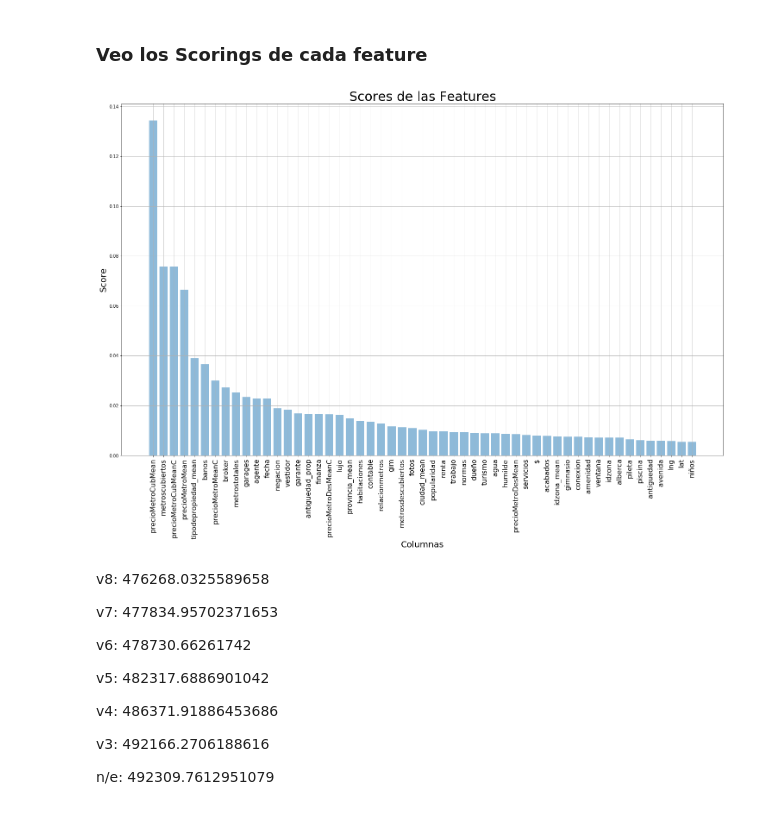
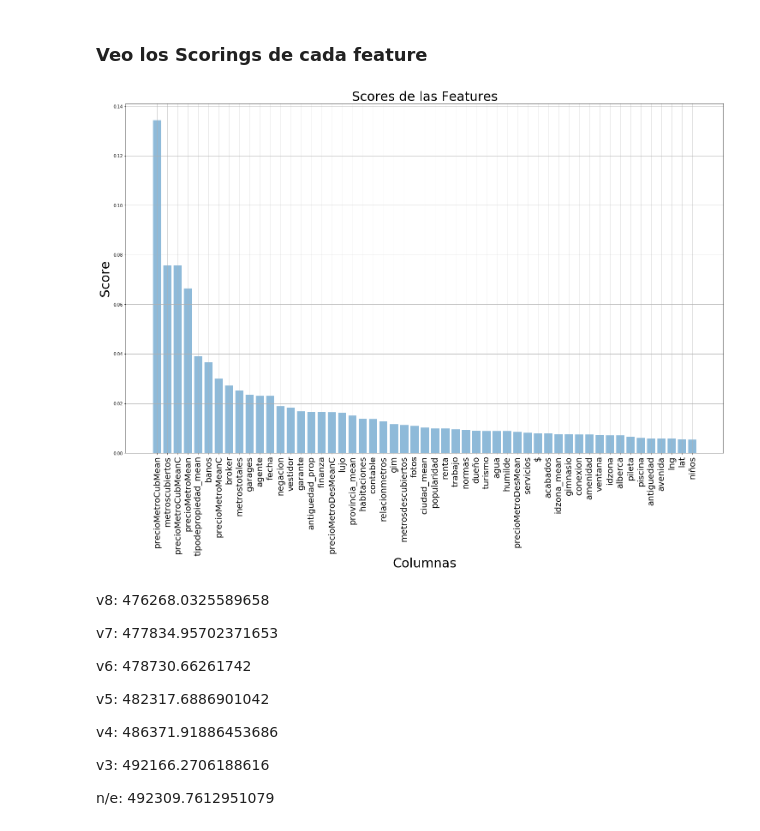
Before and after one commit to lorenzolgz/orgadatostp1, a Jupyter notebook: TP2/Feature engineering/Feature importance gráfico reducido.ipynb, the cells around one changed output. Drawn from its saved outputs; the diff is of its cells as text; code cells hidden in the pictures.

```diff
--- a/TP2/Feature engineering/Feature importance gráfico reducido.ipynb
+++ b/TP2/Feature engineering/Feature importance gráfico reducido.ipynb
@@ -463,24 +463,24 @@ df_scores = df_scores.sort_values("Score", ascending = False)
 # %%
 fig, ax = plt.subplots(figsize=(25, 15))
 
 
 objects = df_scores["Feat"]
 y_pos = np.arange(len(objects))
 performance = df_scores["Score"]
 
 plt.bar(y_pos, performance, align='center', alpha=0.5)
-plt.xticks(y_pos, objects, fontsize =16, rotation = 90)
+plt.xticks(y_pos, objects, fontsize =20, rotation = 90)
 #plt.savefig('Scores.jpg', bbox_inches='tight')
 
 plt.grid()
 plt.title("Scores de las Features", fontsize=30)
-plt.xlabel("Columnas", fontsize=20)
-plt.ylabel("Score", fontsize=20)
-#plt.savefig('/home/ailen-magali/Escritorio/features1.png', bbox_inches = 'tight', pad_inches = 0.1)
+plt.xlabel("Columnas", fontsize=30)
+plt.ylabel("Score", fontsize=30)
+plt.savefig('/home/ailen-magali/Escritorio/features2.png', bbox_inches = 'tight', pad_inches = 0.1)
 
 plt.show()
 # %% [output]
-[figure, old version]
+[figure, new version]
 # %% [markdown]
 v8: 476268.0325589658
 
```
